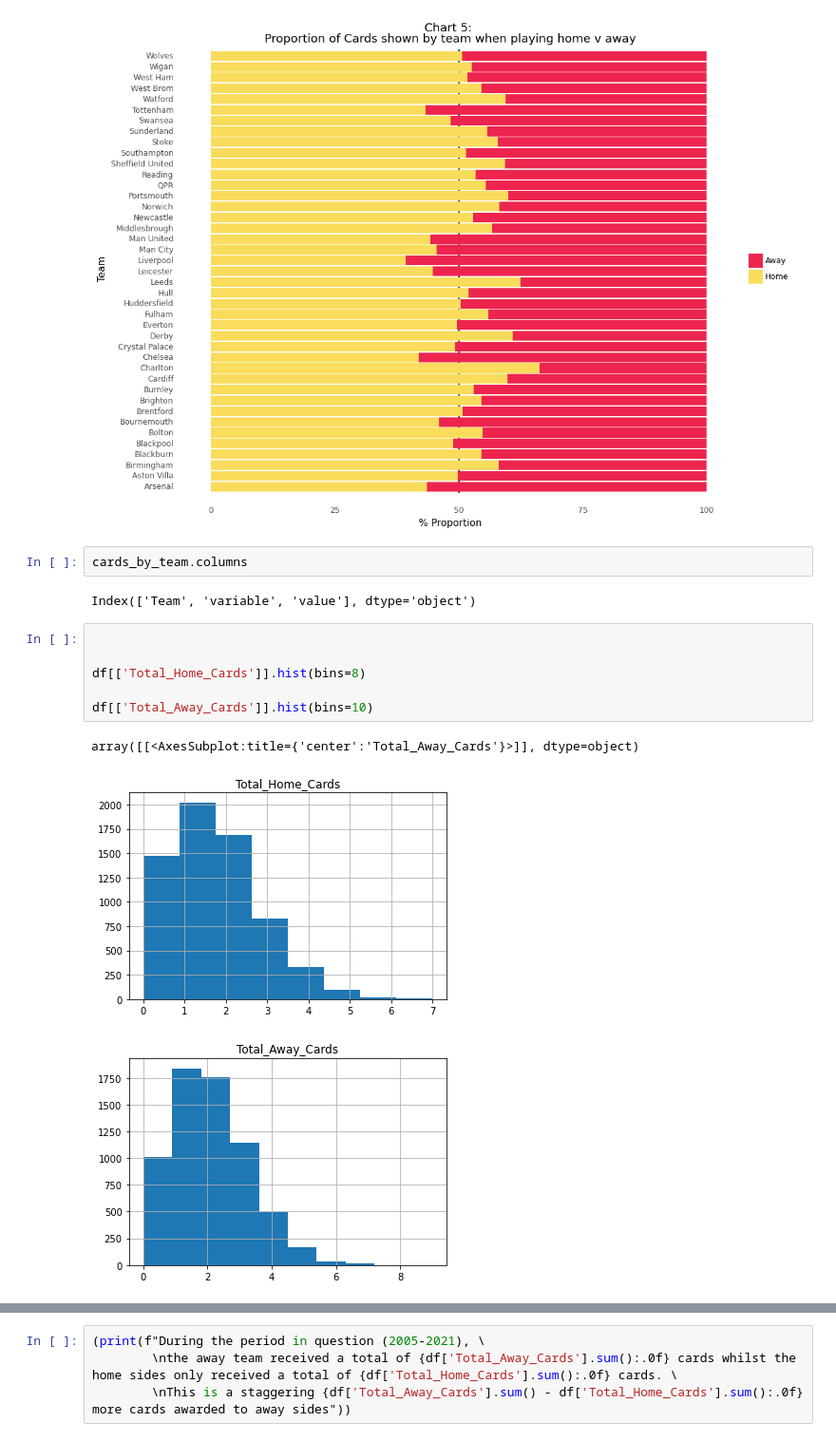
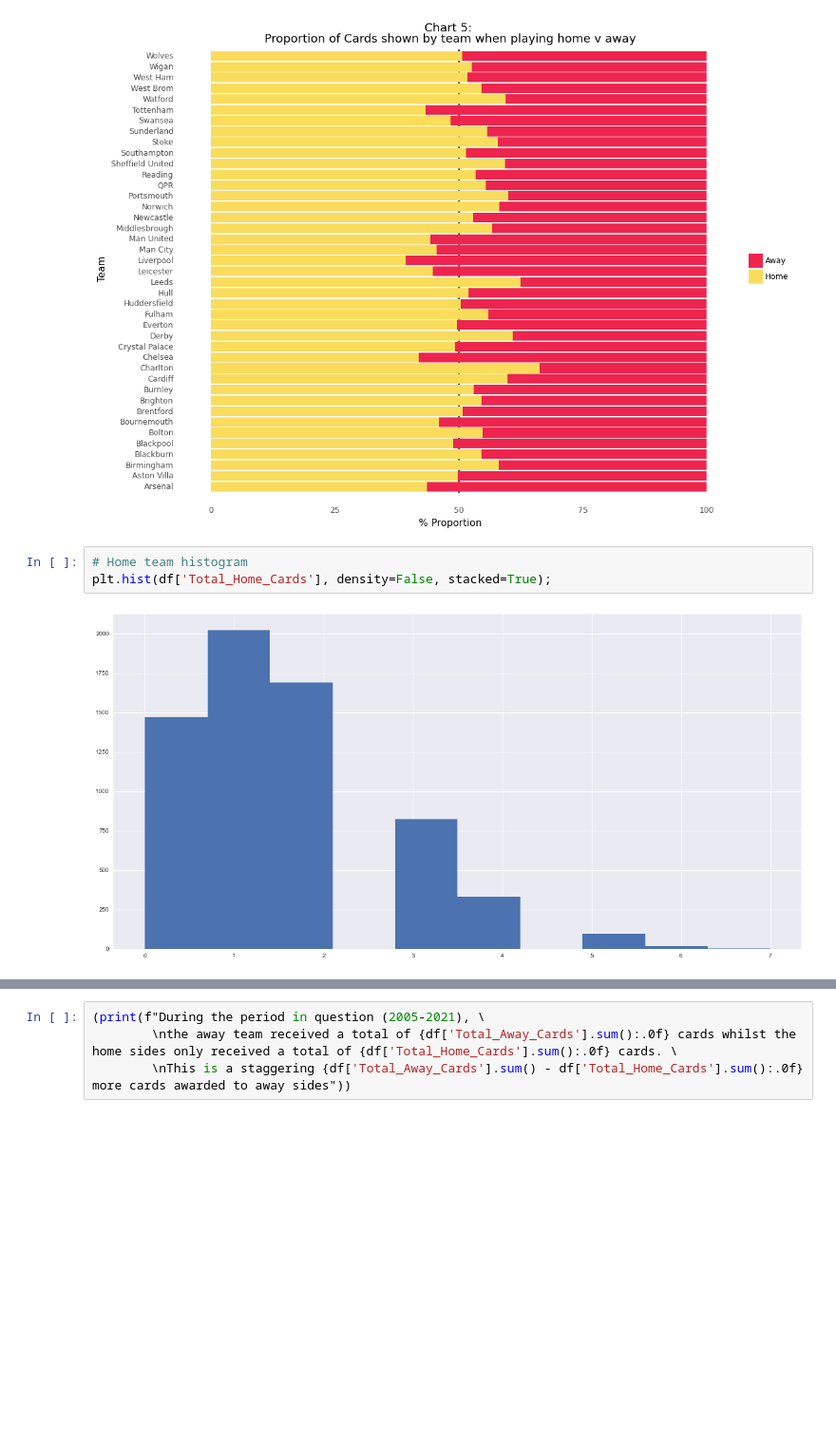
Before and after one commit to viswambaran/ASMM, a Jupyter notebook: Summative2/ASMMReport.ipynb, the cells around one changed output, grey strips where cells are left out. Shown at 95% size. Cells and saved outputs as stored; diff of their text form; blank space fills up the shorter version.

```diff
--- a/Summative2/ASMMReport.ipynb
+++ b/Summative2/ASMMReport.ipynb
@@ -568,17 +570,8 @@ cards_by_team = cards_by_team.drop(['Home','Away'], axis=1).melt(id_vars='Team')
               scale_fill_manual(labels = ['Away', 'Home'], values= ["#ed254e", "#f9dc5c"])).draw();
 # %% [output]
 [figure]
-# %%
-cards_by_team.columns
-# %% [output]
-Index(['Team', 'variable', 'value'], dtype='object')
-# %%
-
-
-df[['Total_Home_Cards']].hist(bins=8)
-
-df[['Total_Away_Cards']].hist(bins=10)
-# %% [output]
-array([[<AxesSubplot:title={'center':'Total_Away_Cards'}>]], dtype=object)
-[figure, removed]
-[figure, removed]
+# %%
+# Home team histogram
+plt.hist(df['Total_Home_Cards'], density=False, stacked=True);
+# %% [output]
+[figure, added]
```
Also changed, not shown: parts of 15 cells of this notebook.
